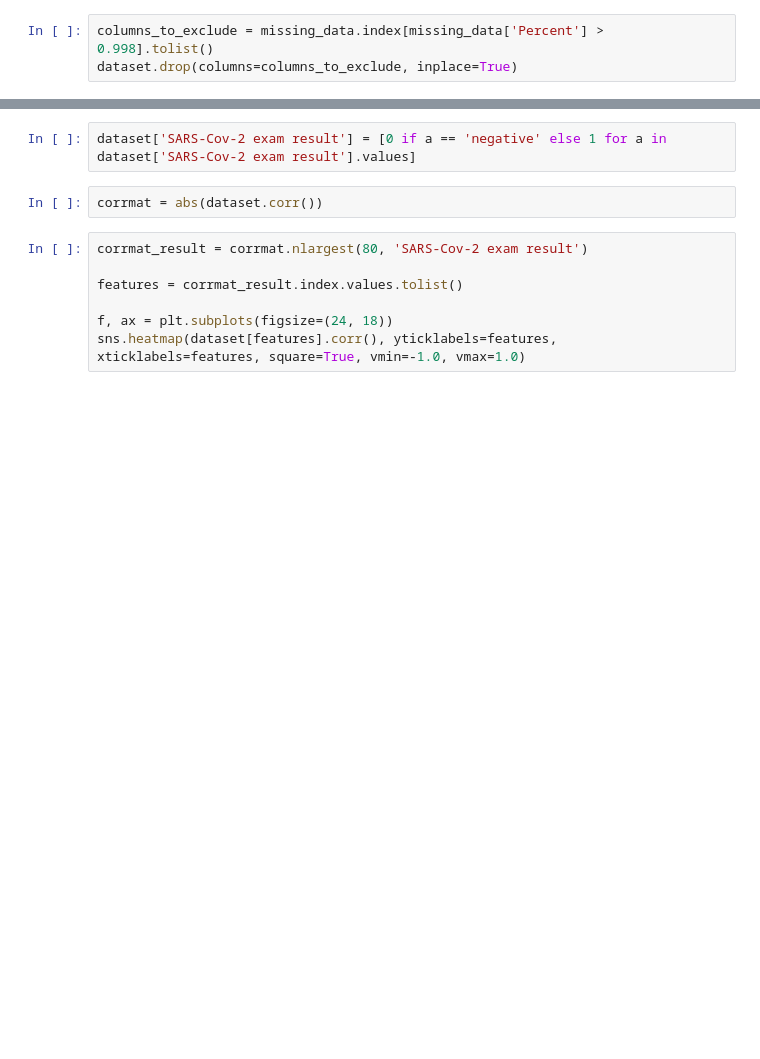
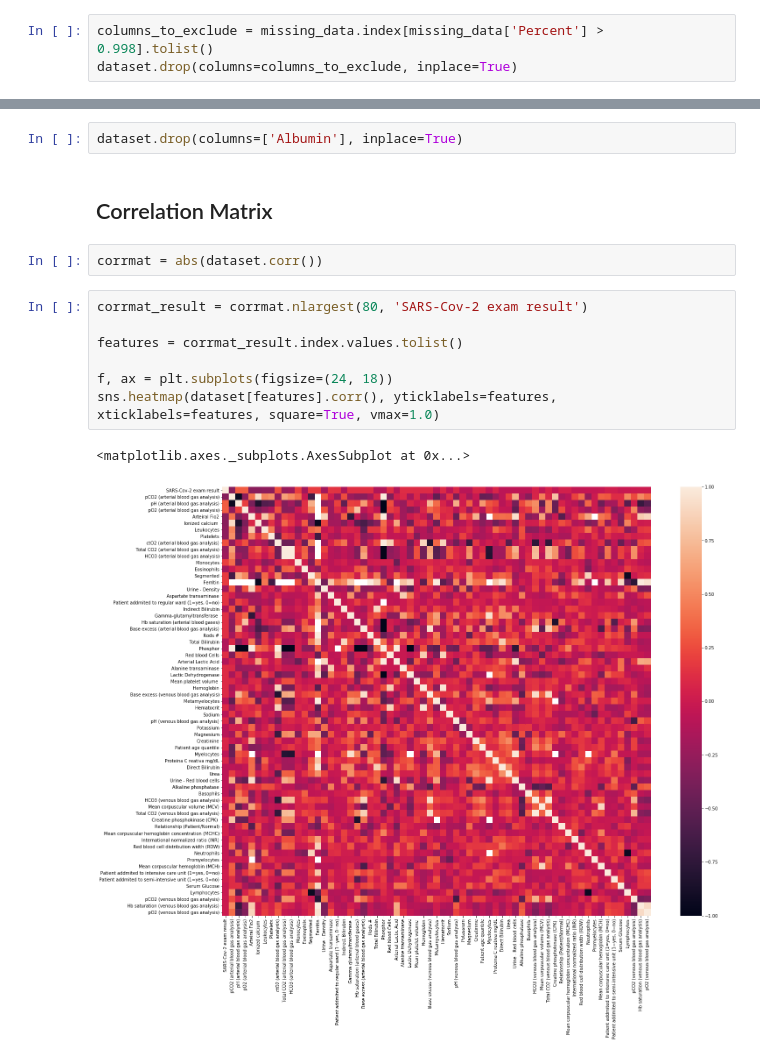
Before and after one commit to isabelatelles/covid19, a Jupyter notebook: Analysis.ipynb, the cells around one changed output, grey strips where cells are left out. Saved outputs shown, nothing was run; the diff lists cells and outputs as text; blank space fills up the shorter version.

```diff
--- a/Analysis.ipynb
+++ b/Analysis.ipynb
@@ -49,12 +103,17 @@ missing_data_negative.head(10)
-# %%
-dataset['SARS-Cov-2 exam result'] = [0 if a == 'negative' else 1 for a in dataset['SARS-Cov-2 exam result'].values]
+# %%
+dataset.drop(columns=['Albumin'], inplace=True)
+# %% [markdown]
+## Correlation Matrix
 # %%
 corrmat = abs(dataset.corr())
 # %%
 corrmat_result = corrmat.nlargest(80, 'SARS-Cov-2 exam result')
 
 features = corrmat_result.index.values.tolist()
 
 f, ax = plt.subplots(figsize=(24, 18))
-sns.heatmap(dataset[features].corr(), yticklabels=features, xticklabels=features, square=True, vmin=-1.0, vmax=1.0)
+sns.heatmap(dataset[features].corr(), yticklabels=features, xticklabels=features, square=True, vmax=1.0)
+# %% [output]
+<matplotlib.axes._subplots.AxesSubplot at 0x...>
+[figure, added]
 # %%
```
Also changed, not shown: parts of 10 cells of this notebook.
